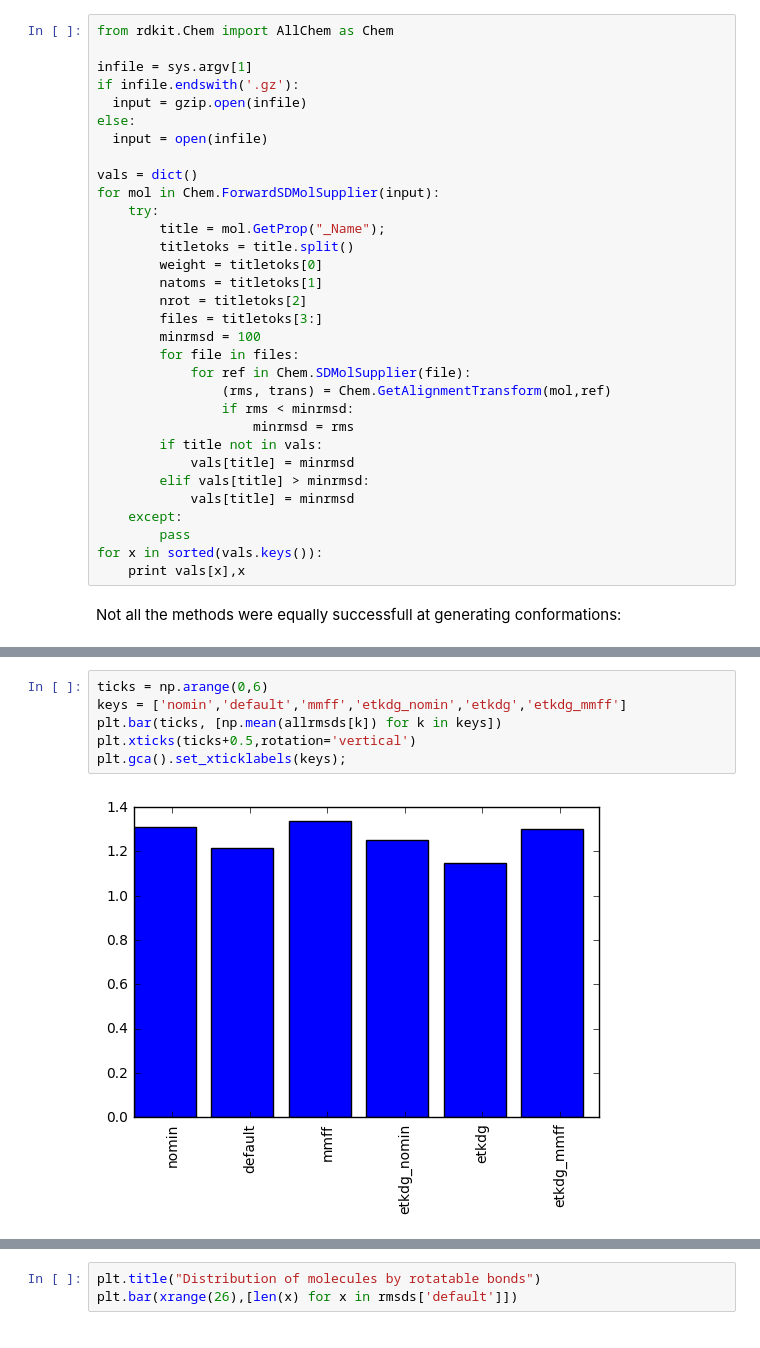
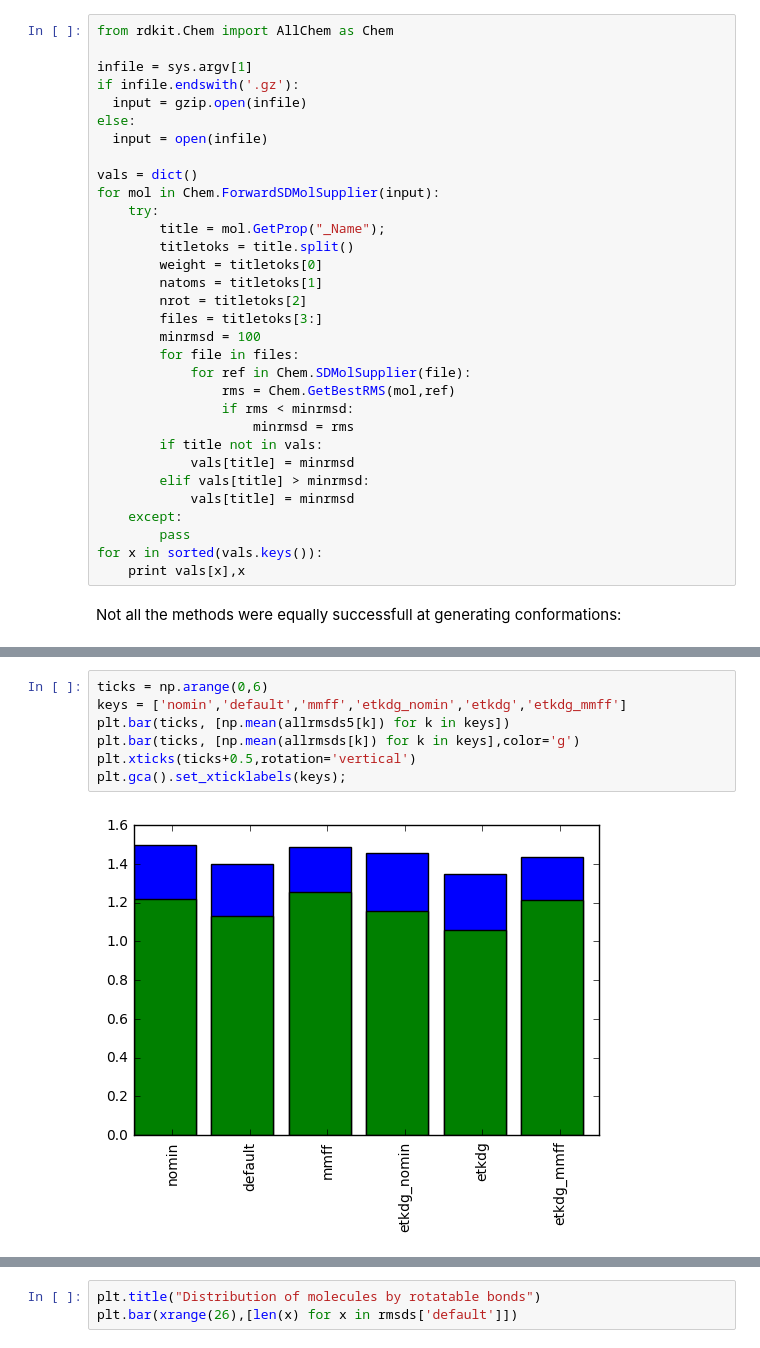
Before and after one commit to dkoes/notebooks, a Jupyter notebook: conformers.ipynb, the cells around one changed output, grey strips where cells are left out. Drawn from its saved outputs; the diff is of its cells as text.

Commit message:
updated graphs

```diff
--- a/conformers.ipynb
+++ b/conformers.ipynb
@@ -47,7 +49,7 @@ for mol in Chem.ForwardSDMolSupplier(input):
 		minrmsd = 100
 		for file in files:
 			for ref in Chem.SDMolSupplier(file):
-				(rms, trans) = Chem.GetAlignmentTransform(mol,ref)
+				rms = Chem.GetBestRMS(mol,ref)
 				if rms < minrmsd:
 					minrmsd = rms
 		if title not in vals:
@@ -103,10 +117,11 @@ for name in rmsds.keys():
 # %%
 ticks = np.arange(0,6)
 keys = ['nomin','default','mmff','etkdg_nomin','etkdg','etkdg_mmff']
-plt.bar(ticks, [np.mean(allrmsds[k]) for k in keys])
+plt.bar(ticks, [np.mean(allrmsds5[k]) for k in keys])
+plt.bar(ticks, [np.mean(allrmsds[k]) for k in keys],color='g')
 plt.xticks(ticks+0.5,rotation='vertical')
 plt.gca().set_xticklabels(keys);
 # %% [output]
-[figure, old version]
+[figure, new version]
 # %% [markdown]
 MMFF remains a bad idea - worse than not minimizing (it's also slow).  ETKDG is better both before and after minimization (but not by a whole lot).
```
Also changed, not shown: parts of 10 cells of this notebook, 12 other files.
